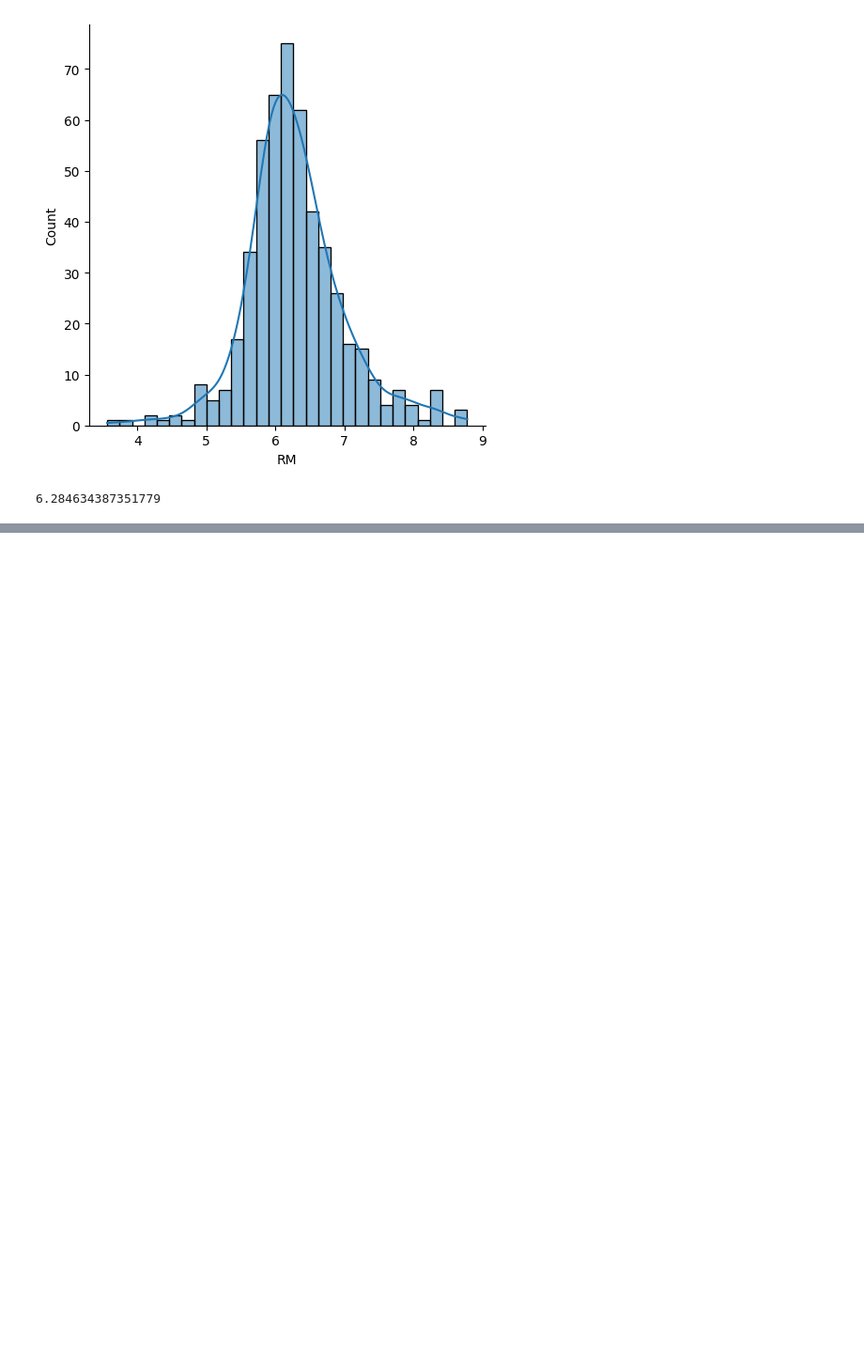
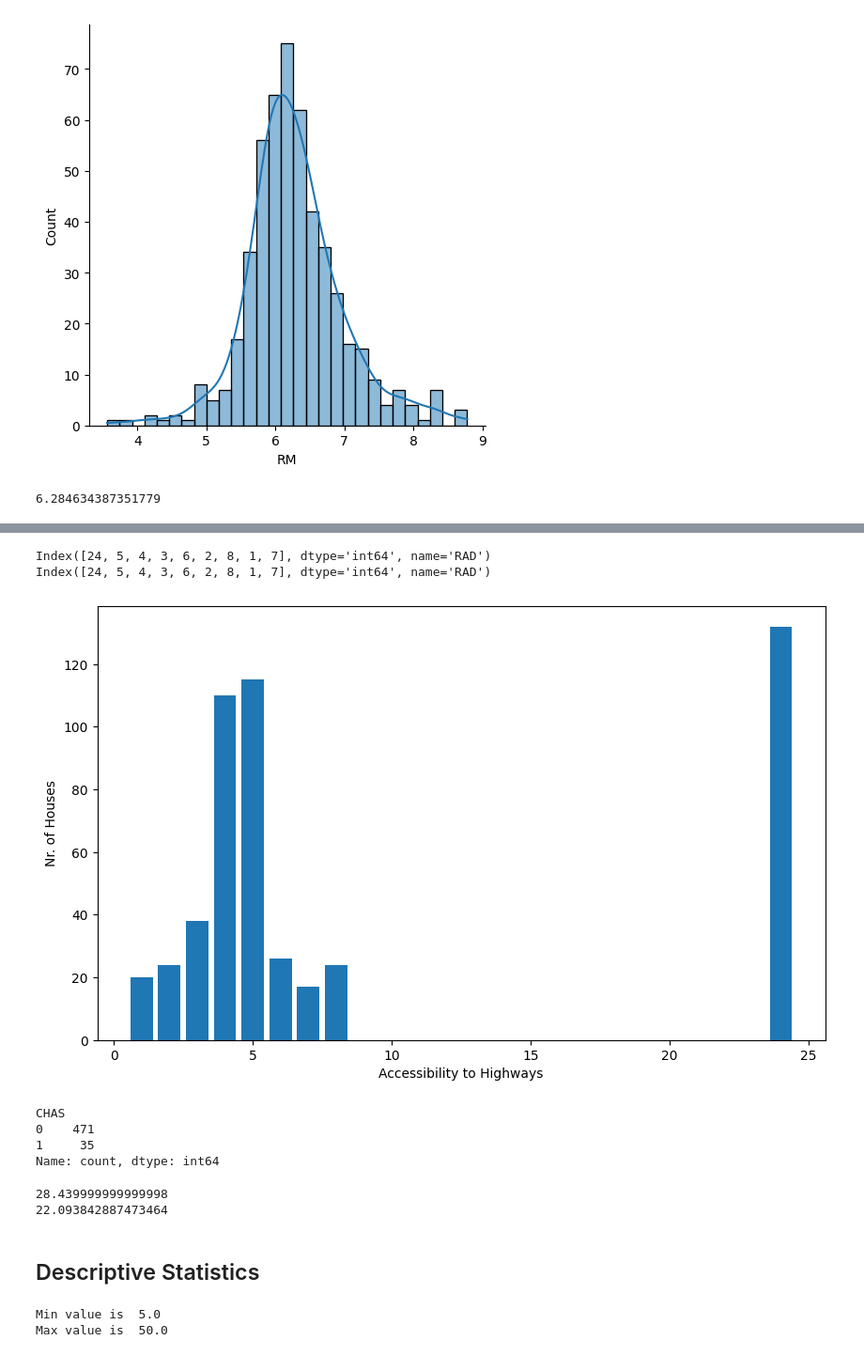
Before and after one commit to bondaleksey/learning-curve-first-steps, a Jupyter notebook: basic-ml/multivariable-linear-regression.ipynb, the cells around one changed output, grey strips where cells are left out. Shown: that part at 94% size. Cells and saved outputs as stored; diff of their text form; code cells hidden in the pictures; blank space fills up the shorter version.

```diff
--- a/basic-ml/multivariable-linear-regression.ipynb
+++ b/basic-ml/multivariable-linear-regression.ipynb
@@ -196,0 +237,37 @@ df['RM'].mean()
+# %%
+frequency = df['RAD'].value_counts()
+type(frequency)
+print(frequency.index)
+print(frequency.axes[0])
+# %% [output]
+Index([24, 5, 4, 3, 6, 2, 8, 1, 7], dtype='int64', name='RAD')
+Index([24, 5, 4, 3, 6, 2, 8, 1, 7], dtype='int64', name='RAD')
+# %%
+plt.figure(figsize=(10,6))
+plt.bar(frequency.index, height= frequency)
+plt.xlabel('Accessibility to Highways')
+plt.ylabel('Nr. of Houses')
+plt.show()
+# %% [output]
+[figure, added]
+# %%
+df['CHAS'].value_counts()
+# %% [output]
+CHAS
+0    471
+1     35
+Name: count, dtype: int64
+# %%
+print(df[df['CHAS']==1]['PRICE'].mean())
+print(df[df['CHAS']==0]['PRICE'].mean())
+# %% [output]
+28.439999999999998
+22.093842887473464
+# %% [markdown]
+## Descriptive Statistics
+# %%
+print('Min value is ',df['PRICE'].min())
+print('Max value is ',df['PRICE'].max())
+# %% [output]
+Min value is  5.0
+Max value is  50.0
```
Also changed, not shown: parts of 13 cells of this notebook, 2 other files.
